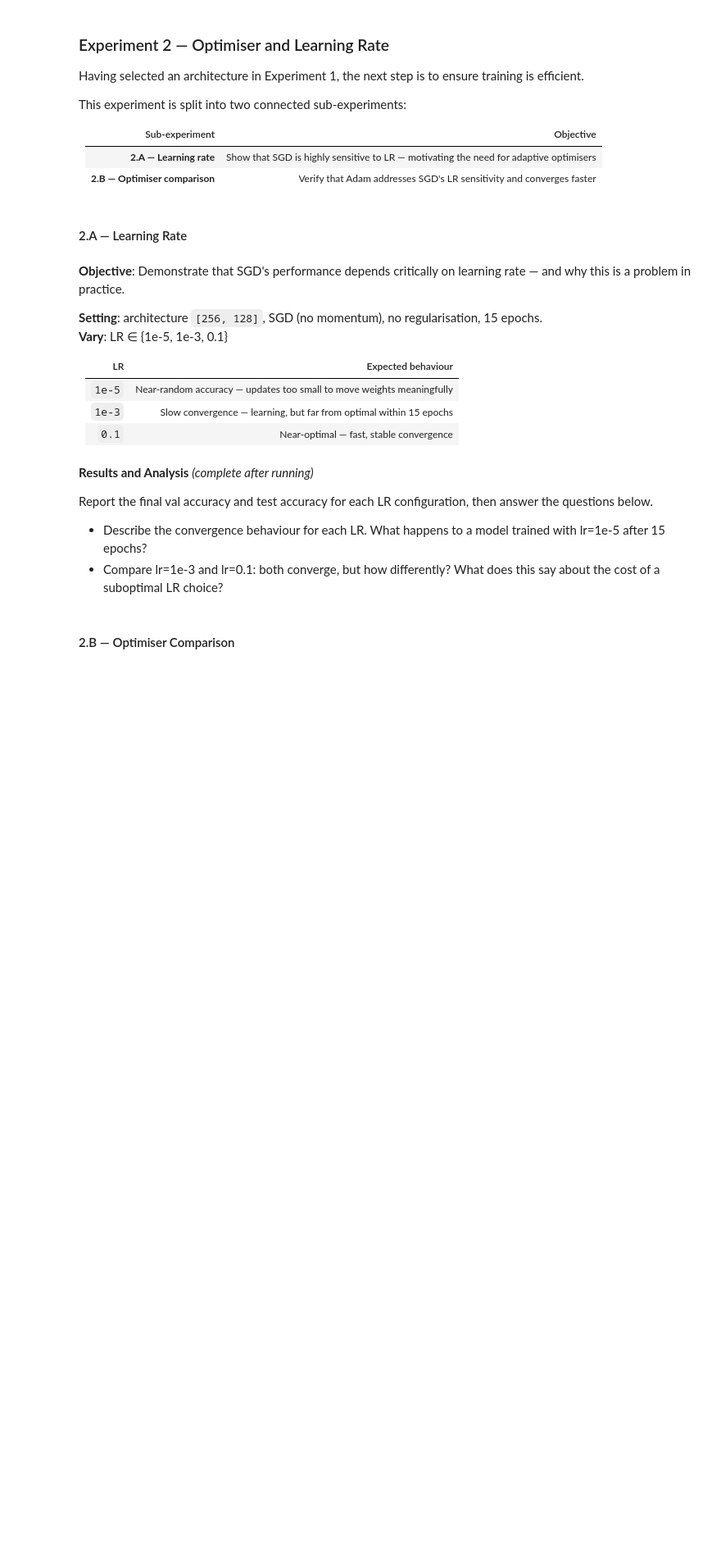
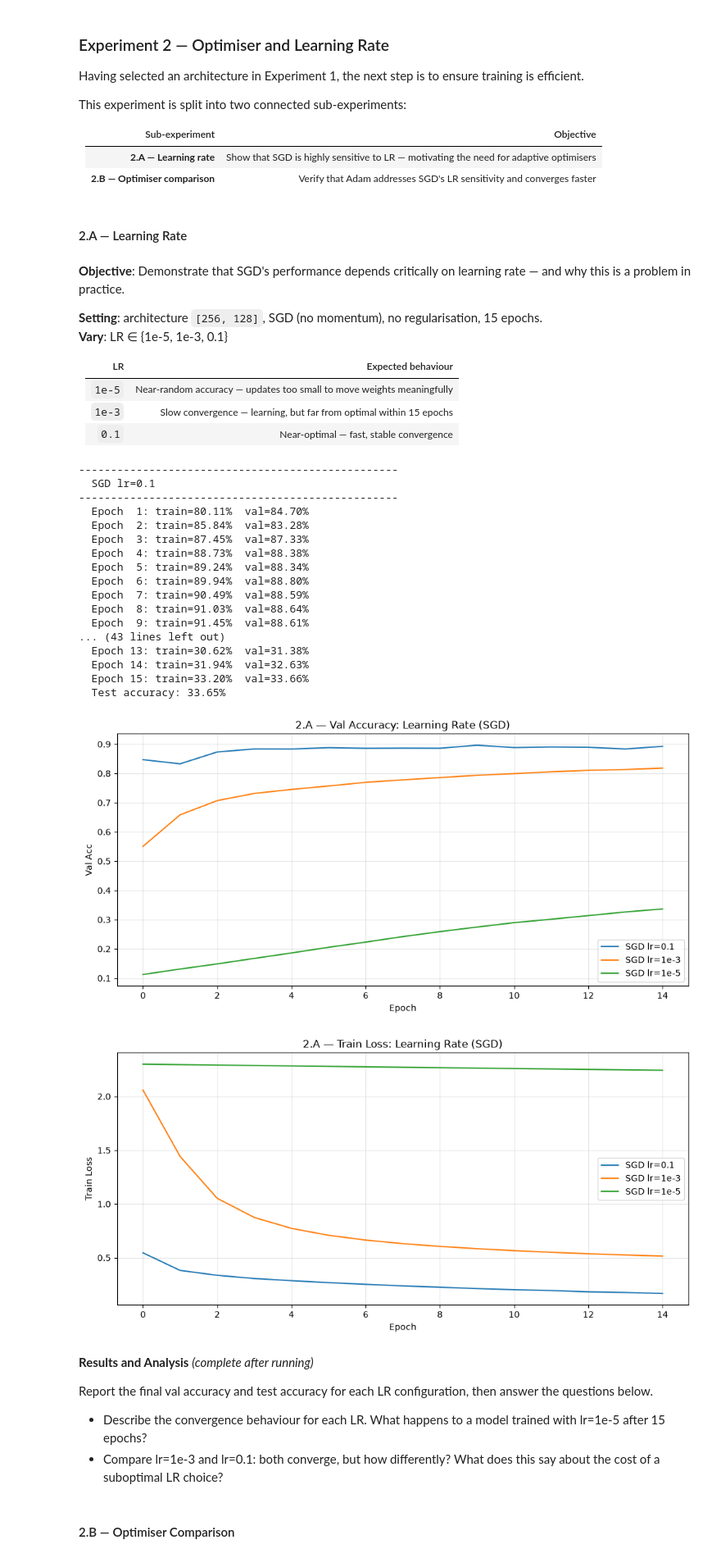
Before and after one commit to Mortell560/tp1-MLP-pytorch, a Jupyter notebook: tp1-pytorch-mlp.ipynb, the cells around one changed output. Shown at 82% size. Saved outputs shown, nothing was run; the diff lists cells and outputs as text; code cells hidden in the pictures; blank space fills up the shorter version.

```diff
--- a/tp1-pytorch-mlp.ipynb
+++ b/tp1-pytorch-mlp.ipynb
@@ -792,23 +788,61 @@ This experiment is split into two connected sub-experiments:
 # %%
 # ── 2.A  Learning Rate ────────────────────────────────────────────────────────
 exp_2a = {}
 
 # TODO: run SGD at lr=1e-5, lr=1e-3, lr=0.1
 
 # Example — lr=0.1:
-# hist, _ = run_experiment(
-#     hidden_sizes=[256, 128],
-#     optimizer='sgd',
-#     lr=0.1,
-#     num_epochs=15,
-#     tag='SGD lr=0.1'
-# )
-# exp_2a['SGD lr=0.1'] = hist
+hist, _ = run_experiment(
+    hidden_sizes=[256, 128],
+    optimizer='sgd',
+    lr=0.1,
+    num_epochs=15,
+    tag='SGD lr=0.1'
+)
+exp_2a['SGD lr=0.1'] = hist
+
+hist, _ = run_experiment(
+    hidden_sizes=[256, 128],
+    optimizer='sgd',
+    lr=1e-3,
+    num_epochs=15,
+    tag='SGD lr=1e-3'
+)
+exp_2a['SGD lr=1e-3'] = hist
+
+hist, _ = run_experiment(
+    hidden_sizes=[256, 128],
+    optimizer='sgd',
+    lr=1e-5,
+    num_epochs=15,
+    tag='SGD lr=1e-5'
+)
+exp_2a['SGD lr=1e-5'] = hist
 
 # TODO: add SGD lr=1e-3 and lr=1e-5
 
-# plot_comparison(exp_2a, metric='val_acc',    title='2.A — Val Accuracy: Learning Rate (SGD)')
-# plot_comparison(exp_2a, metric='train_loss', title='2.A — Train Loss: Learning Rate (SGD)')
+plot_comparison(exp_2a, metric='val_acc',    title='2.A — Val Accuracy: Learning Rate (SGD)')
+plot_comparison(exp_2a, metric='train_loss', title='2.A — Train Loss: Learning Rate (SGD)')
+# %% [output]
+--------------------------------------------------
+  SGD lr=0.1
+--------------------------------------------------
+  Epoch  1: train=80.11%  val=84.70%
+  Epoch  2: train=85.84%  val=83.28%
+  Epoch  3: train=87.45%  val=87.33%
+  Epoch  4: train=88.73%  val=88.38%
+  Epoch  5: train=89.24%  val=88.34%
+  Epoch  6: train=89.94%  val=88.80%
+  Epoch  7: train=90.49%  val=88.59%
+  Epoch  8: train=91.03%  val=88.64%
+  Epoch  9: train=91.45%  val=88.61%
+... (43 lines left out)
+  Epoch 13: train=30.62%  val=31.38%
+  Epoch 14: train=31.94%  val=32.63%
+  Epoch 15: train=33.20%  val=33.66%
+  Test accuracy: 33.65%
+[figure, added]
+[figure, added]
 # %% [markdown]
 **Results and Analysis** *(complete after running)*
 
```
Also changed, not shown: parts of 7 cells of this notebook, 1 other file.
